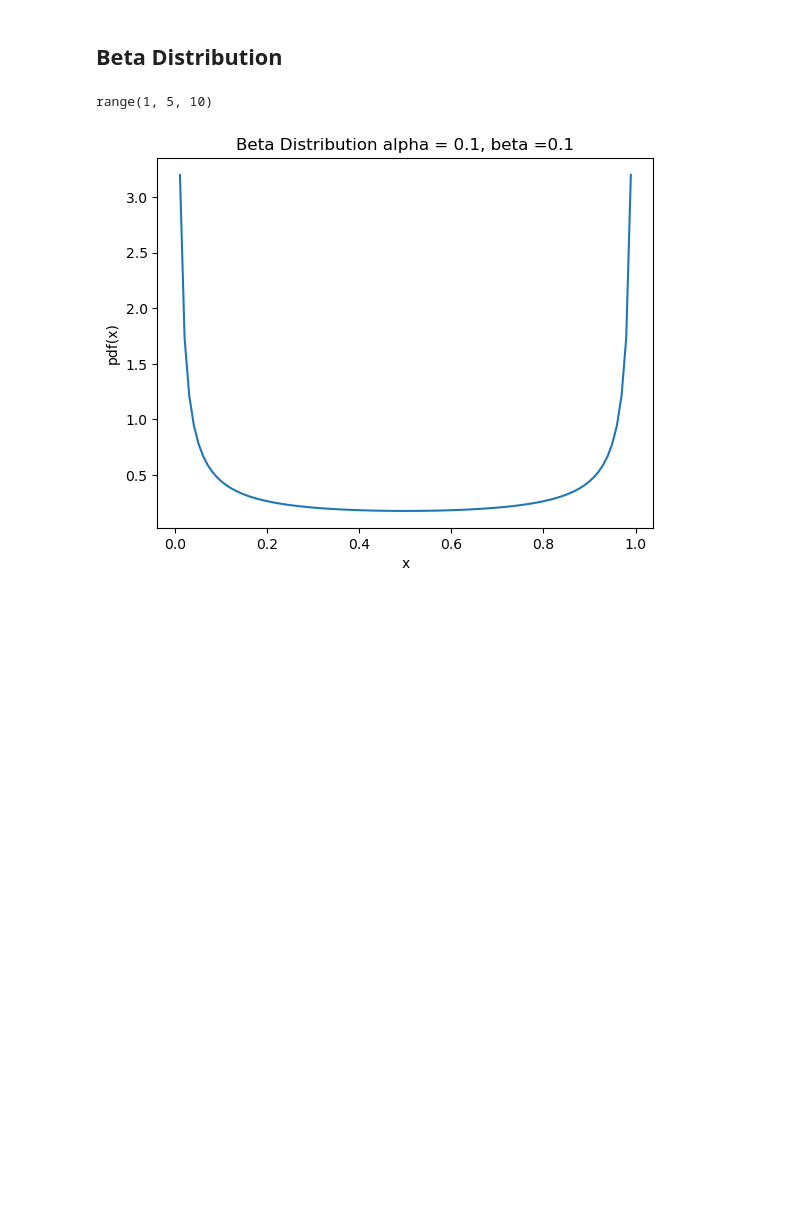
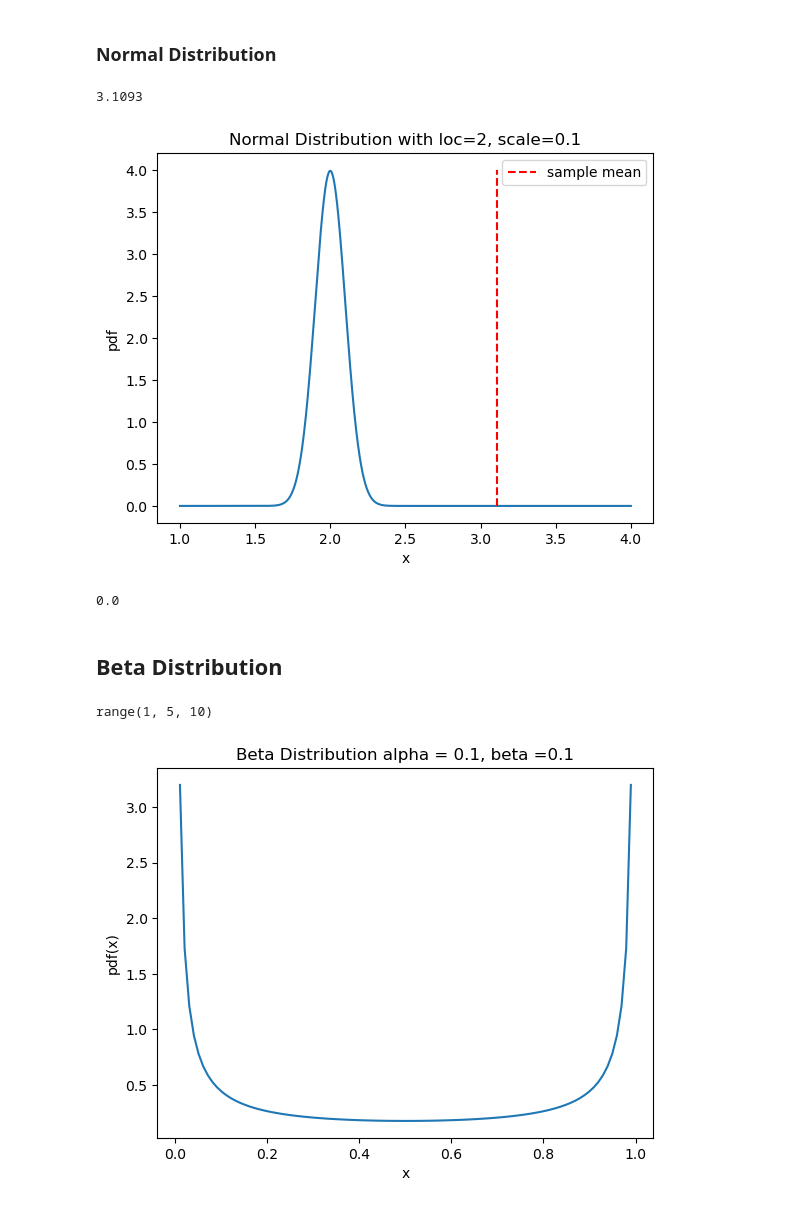
Before and after one commit to AshishSinha5/misc, a Jupyter notebook: statistics_concepts/continuous_distributions.ipynb, the cells around one changed output. Drawn from its saved outputs; the diff is of its cells as text; code cells hidden in the pictures; blank space fills up the shorter version.

Commit message:
added normal distribution

```diff
--- a/statistics_concepts/continuous_distributions.ipynb
+++ b/statistics_concepts/continuous_distributions.ipynb
@@ -4,6 +4,30 @@ import matplotlib.pyplot as plt
 import seaborn as sns
 
 from scipy import stats
+# %% [markdown]
+### Normal Distribution
+# %%
+x = np.linspace(1, 4, 1000)
+y = stats.norm.pdf(x, loc=2, scale=0.1)
+sample = np.round(stats.norm.rvs(loc=3.1, scale=0.1, size=10), 3)
+print(np.mean(sample))
+# plot y vs x in seaborn
+sns.lineplot(x = x, y = y)
+# x label, y label, title
+plt.xlabel('x')
+plt.ylabel('pdf')
+
+plt.vlines(x=np.mean(sample), ymin=0, ymax=4, color='red', linestyles='--', label='sample mean')
+plt.legend()
+plt.title('Normal Distribution with loc=2, scale=0.1')
+plt.show()
+# %% [output]
+3.1093
+[figure, added]
+# %%
+1- stats.norm.cdf(np.mean(sample), loc=2, scale=0.1)
+# %% [output]
+0.0
 # %% [markdown]
 ## Beta Distribution
 # %%
```
